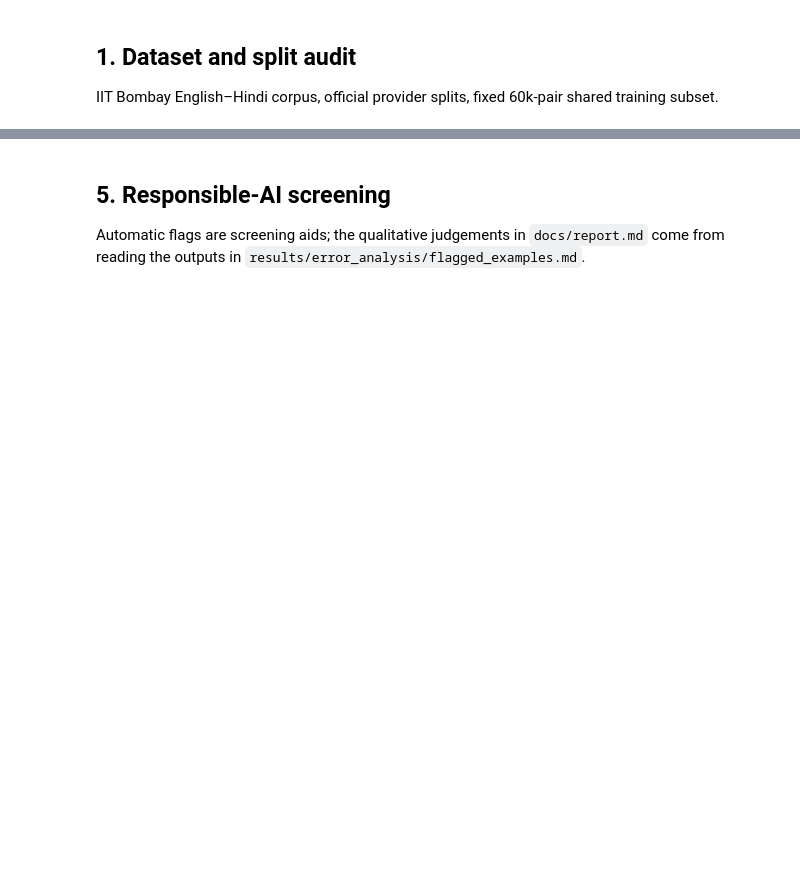
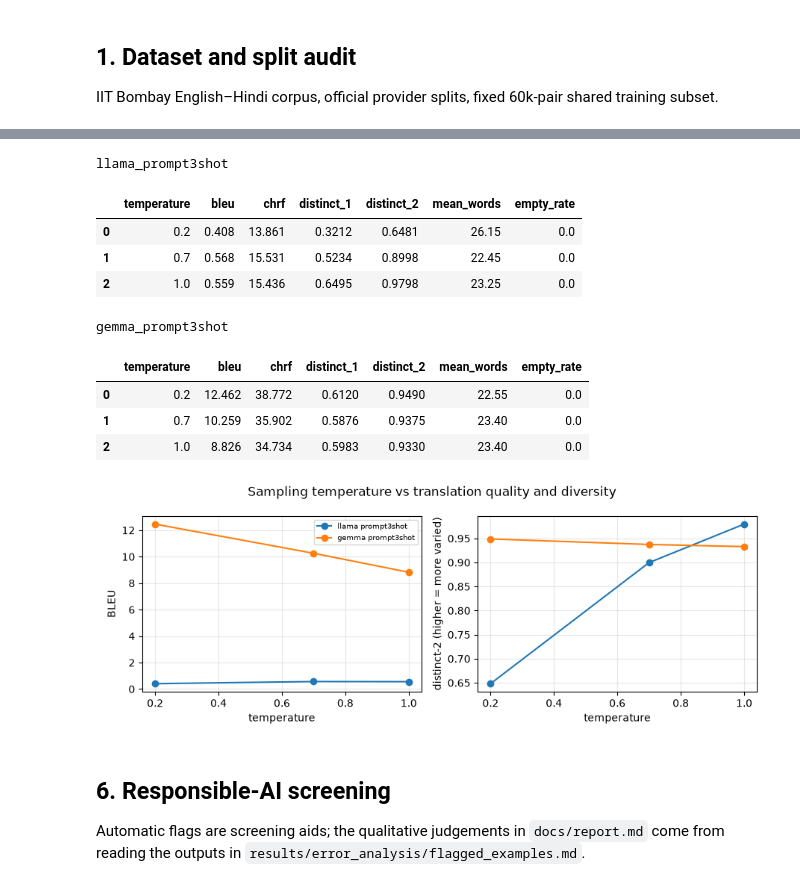
Before and after one commit to AkCodes23/FGAI_Assignment_2, a Jupyter notebook: notebooks/01_results_walkthrough.ipynb, the cells around one changed output, grey strips where cells are left out. Cells and saved outputs as stored; diff of their text form; code cells hidden in the pictures; blank space fills up the shorter version.

```diff
--- a/notebooks/01_results_walkthrough.ipynb
+++ b/notebooks/01_results_walkthrough.ipynb
@@ -57,13 +129,25 @@ Greedy decoding usually maximises adequacy; higher temperatures add diversity bu
 # %%
 temp_path = RES / 'temperature' / 'temperature_results.json'
 if temp_path.exists():
     temp = json.loads(temp_path.read_text(encoding='utf-8'))
-    for system, rows_ in temp.items():
+    for system, rows_ in temp.get('results', temp).items():
         print(system)
         display(pd.DataFrame(rows_)[['temperature','bleu','chrf','distinct_1','distinct_2','mean_words','empty_rate']])
     display(Image(filename=str(RES / 'figures' / 'temperature_analysis.png')))
+# %% [output]
+llama_prompt3shot
+|  | temperature | bleu | chrf | distinct_1 | distinct_2 | mean_words | empty_rate |
+| 0 | 0.2 | 0.408 | 13.861 | 0.3212 | 0.6481 | 26.15 | 0.0 |
+| 1 | 0.7 | 0.568 | 15.531 | 0.5234 | 0.8998 | 22.45 | 0.0 |
+| 2 | 1.0 | 0.559 | 15.436 | 0.6495 | 0.9798 | 23.25 | 0.0 |
+gemma_prompt3shot
+|  | temperature | bleu | chrf | distinct_1 | distinct_2 | mean_words | empty_rate |
+| 0 | 0.2 | 12.462 | 38.772 | 0.6120 | 0.9490 | 22.55 | 0.0 |
+| 1 | 0.7 | 10.259 | 35.902 | 0.5876 | 0.9375 | 23.40 | 0.0 |
+| 2 | 1.0 | 8.826 | 34.734 | 0.5983 | 0.9330 | 23.40 | 0.0 |
+[figure, added]
 # %% [markdown]
-## 5. Responsible-AI screening
+## 6. Responsible-AI screening
 
 Automatic flags are screening aids; the qualitative judgements in `docs/report.md` come from reading the outputs in `results/error_analysis/flagged_examples.md`.
 # %%
```
Also changed, not shown: parts of 12 cells of this notebook, 30 other files.
